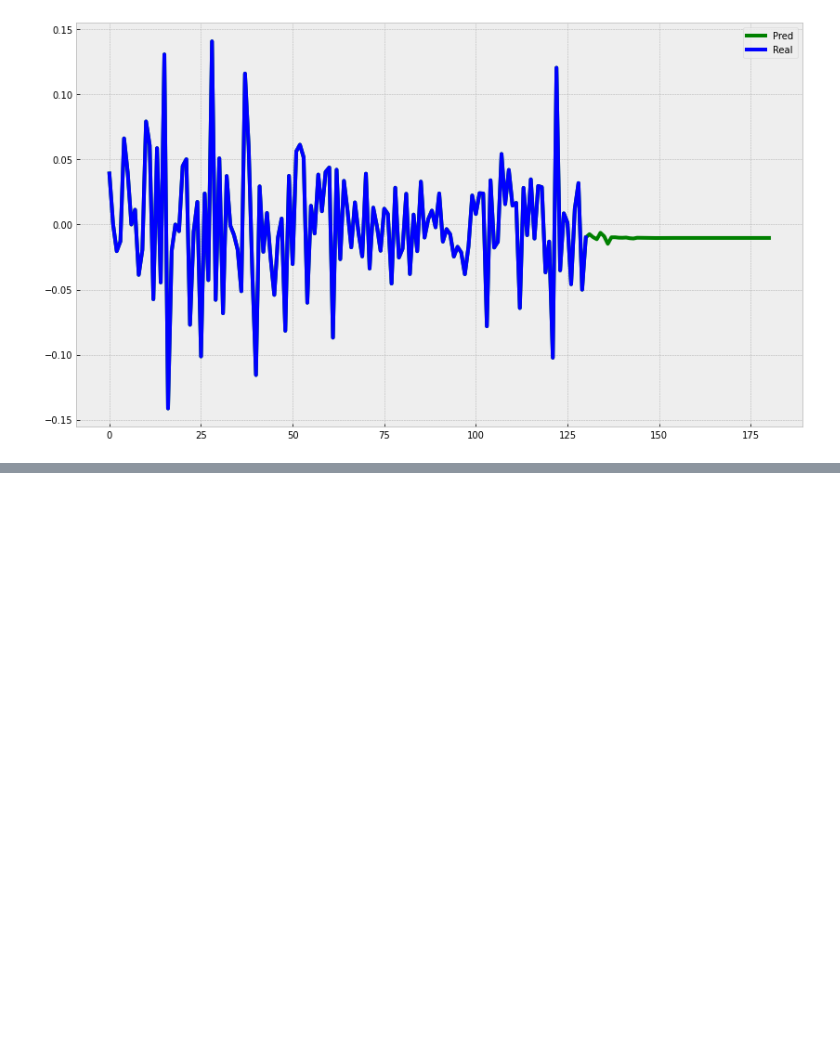
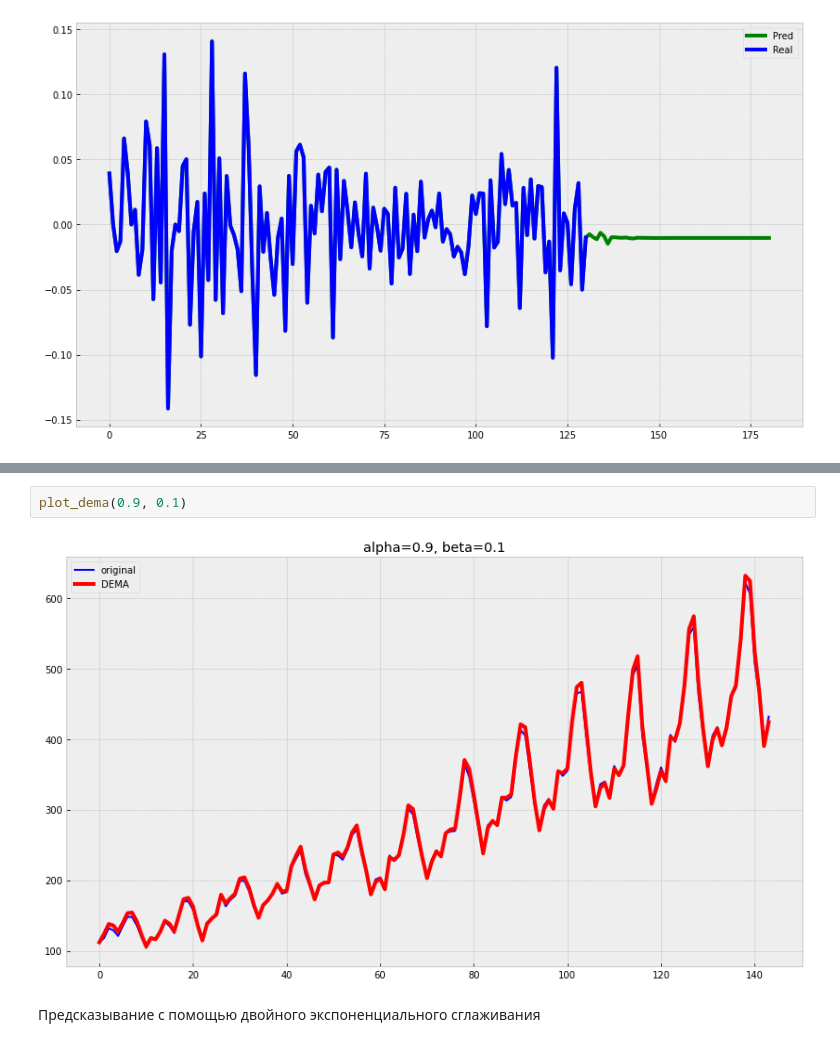
Before and after one commit to Geringer13/Netology_pyda, a Jupyter notebook: ML_Time_Series2_Homework.ipynb, the cells around one changed output, grey strips where cells are left out. Saved outputs shown, nothing was run; the diff lists cells and outputs as text; blank space fills up the shorter version.

```diff
--- a/ML_Time_Series2_Homework.ipynb
+++ b/ML_Time_Series2_Homework.ipynb
@@ -143,0 +187,6 @@ with plt.style.context('bmh'):
+# %%
+plot_dema(0.9, 0.1)
+# %% [output]
+[figure, added]
+# %% [markdown]
+Предсказывание с помощью двойного экспоненциального сглаживания
```
Also changed, not shown: parts of 31 cells of this notebook.
